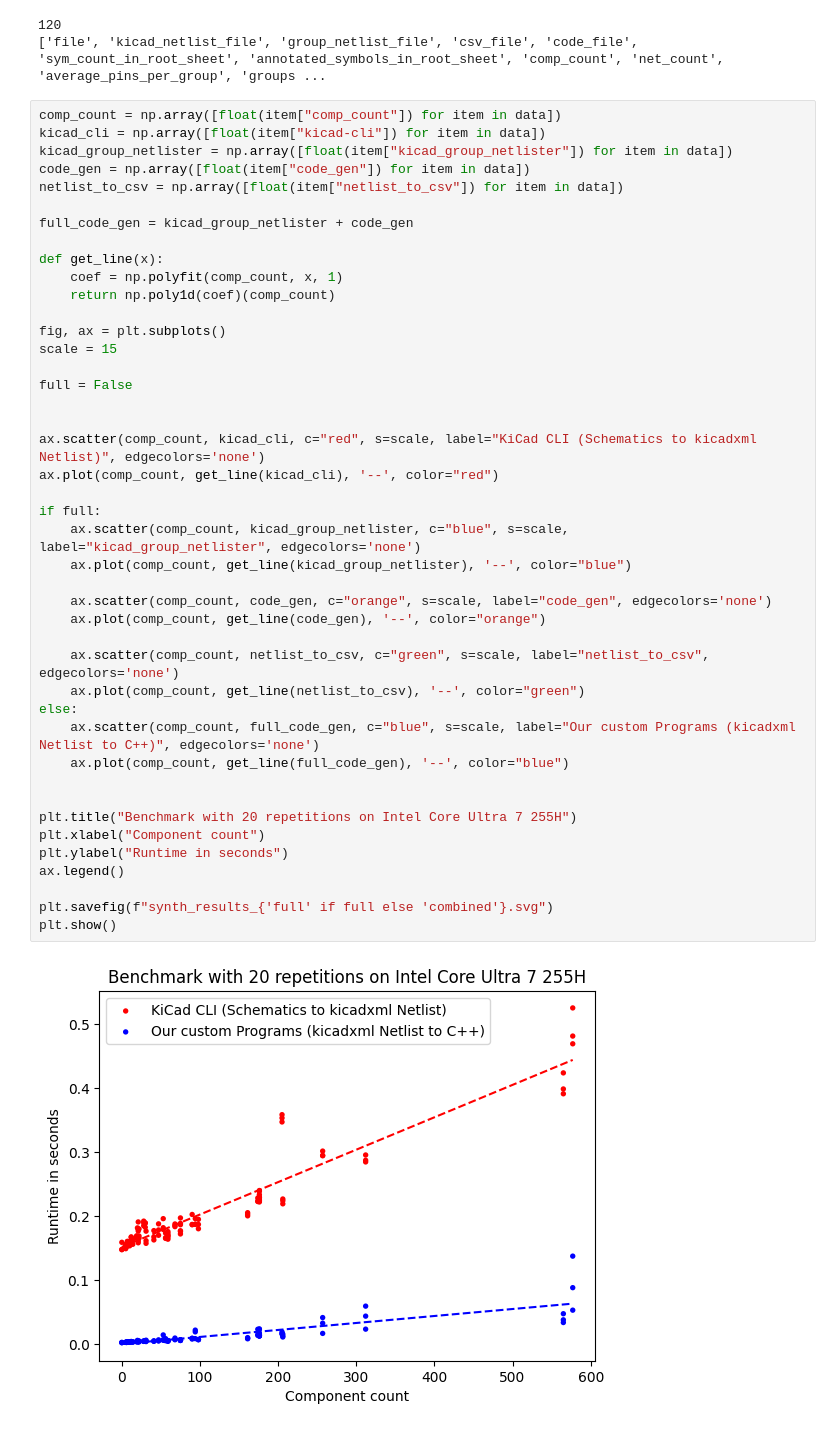
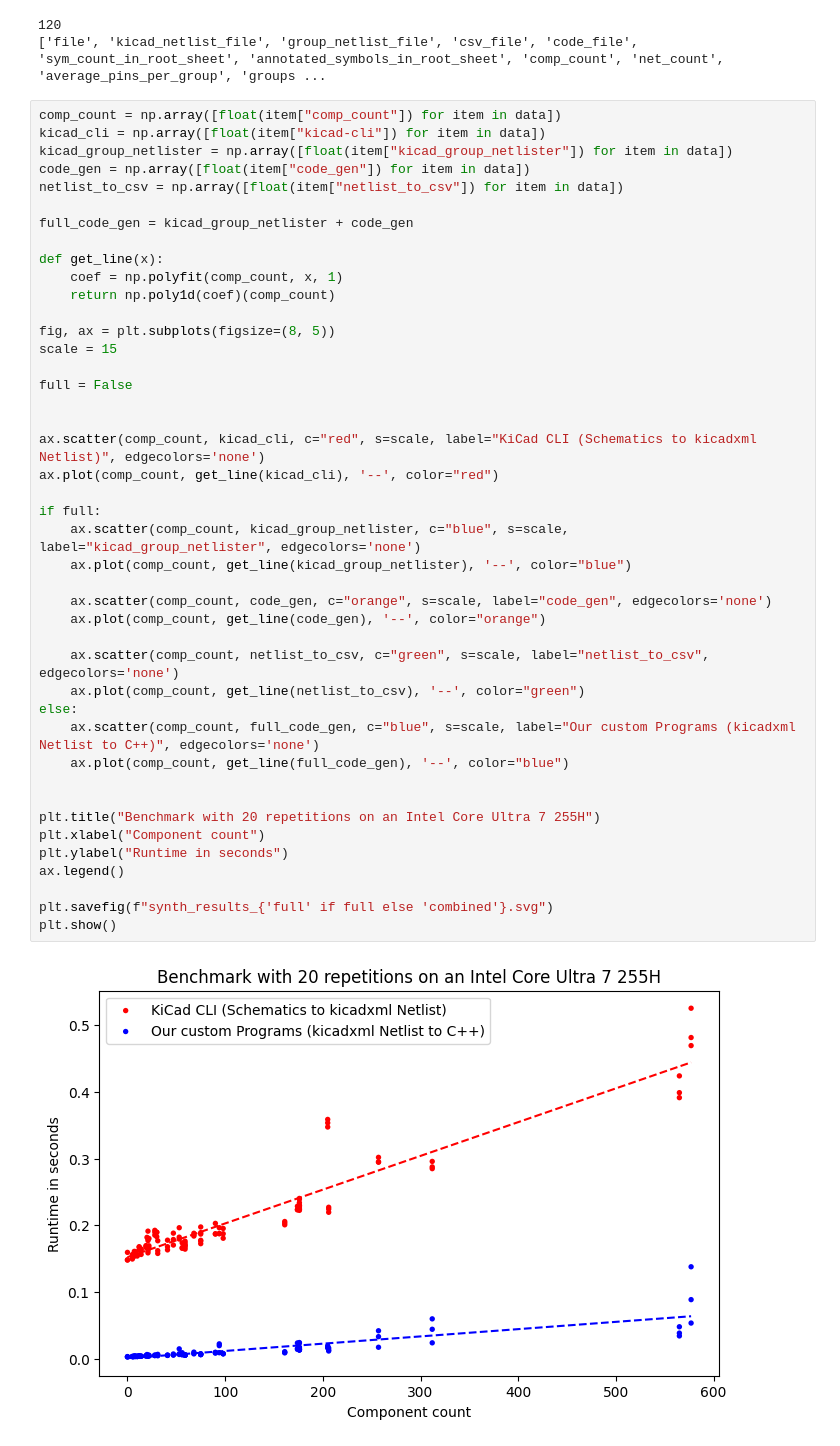
Before and after one commit to DLR-RY/kicad_firmware_generation, a Jupyter notebook: analysis.ipynb, the cells around one changed output. Cells and saved outputs as stored; diff of their text form.

Commit message:
feat: better diagram size

```diff
--- a/analysis.ipynb
+++ b/analysis.ipynb
@@ -26,35 +26,35 @@ def get_line(x):
     coef = np.polyfit(comp_count, x, 1)
     return np.poly1d(coef)(comp_count)
 
-fig, ax = plt.subplots()
+fig, ax = plt.subplots(figsize=(8, 5))
 scale = 15
 
 full = False
 
 
 ax.scatter(comp_count, kicad_cli, c="red", s=scale, label="KiCad CLI (Schematics to kicadxml Netlist)", edgecolors='none')
 ax.plot(comp_count, get_line(kicad_cli), '--', color="red")
 
 if full:
     ax.scatter(comp_count, kicad_group_netlister, c="blue", s=scale, label="kicad_group_netlister", edgecolors='none')
     ax.plot(comp_count, get_line(kicad_group_netlister), '--', color="blue")
 
     ax.scatter(comp_count, code_gen, c="orange", s=scale, label="code_gen", edgecolors='none')
     ax.plot(comp_count, get_line(code_gen), '--', color="orange")
 
     ax.scatter(comp_count, netlist_to_csv, c="green", s=scale, label="netlist_to_csv", edgecolors='none')
     ax.plot(comp_count, get_line(netlist_to_csv), '--', color="green")
 else:
     ax.scatter(comp_count, full_code_gen, c="blue", s=scale, label="Our custom Programs (kicadxml Netlist to C++)", edgecolors='none')
     ax.plot(comp_count, get_line(full_code_gen), '--', color="blue")
 
 
-plt.title("Benchmark with 20 repetitions on Intel Core Ultra 7 255H")
+plt.title("Benchmark with 20 repetitions on an Intel Core Ultra 7 255H")
 plt.xlabel("Component count")
 plt.ylabel("Runtime in seconds")
 ax.legend()
 
 plt.savefig(f"synth_results_{'full' if full else 'combined'}.svg")
 plt.show()
 # %% [output]
-[figure, old version]
+[figure, new version]
```
Also changed, not shown: parts of 2 cells of this notebook, 1 other file.
